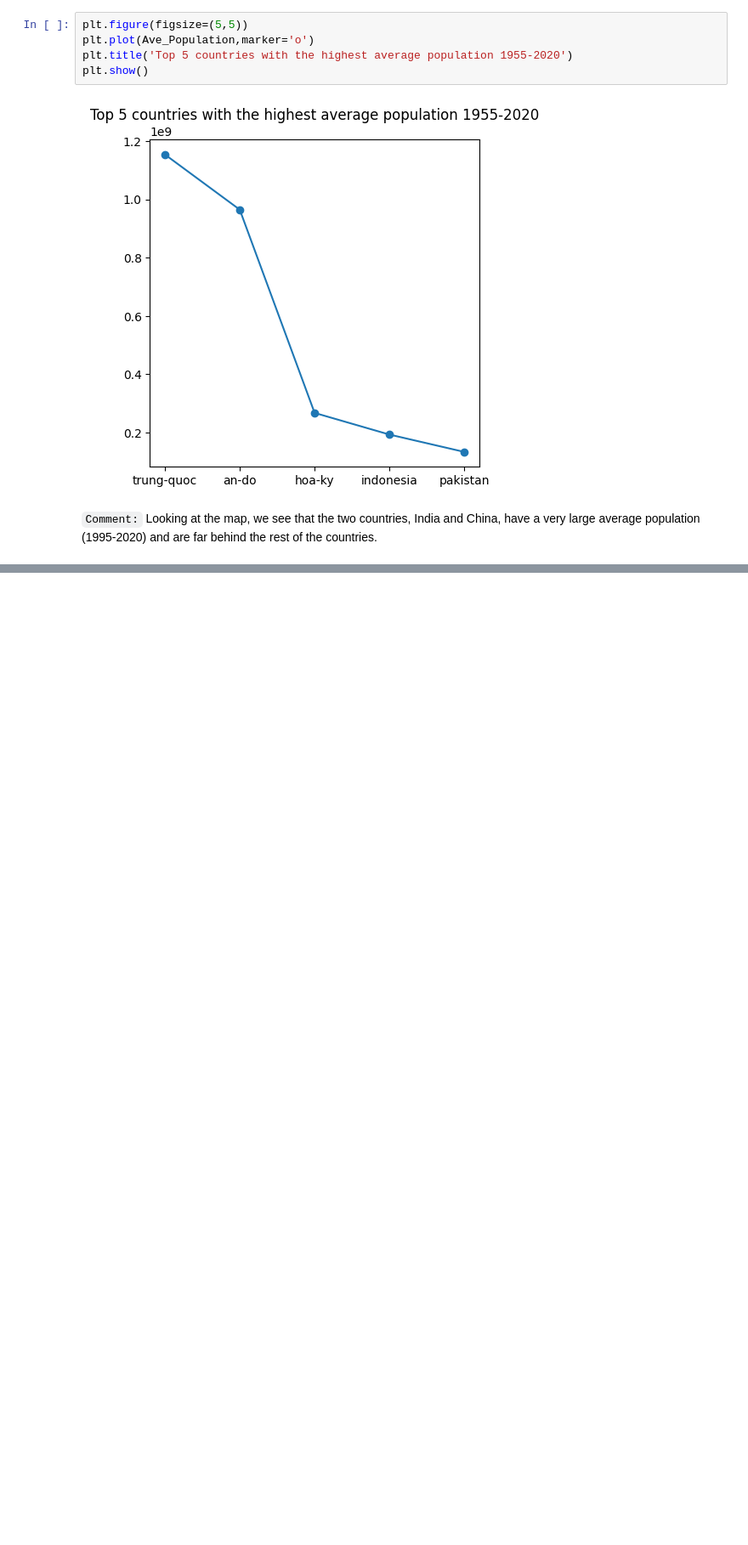
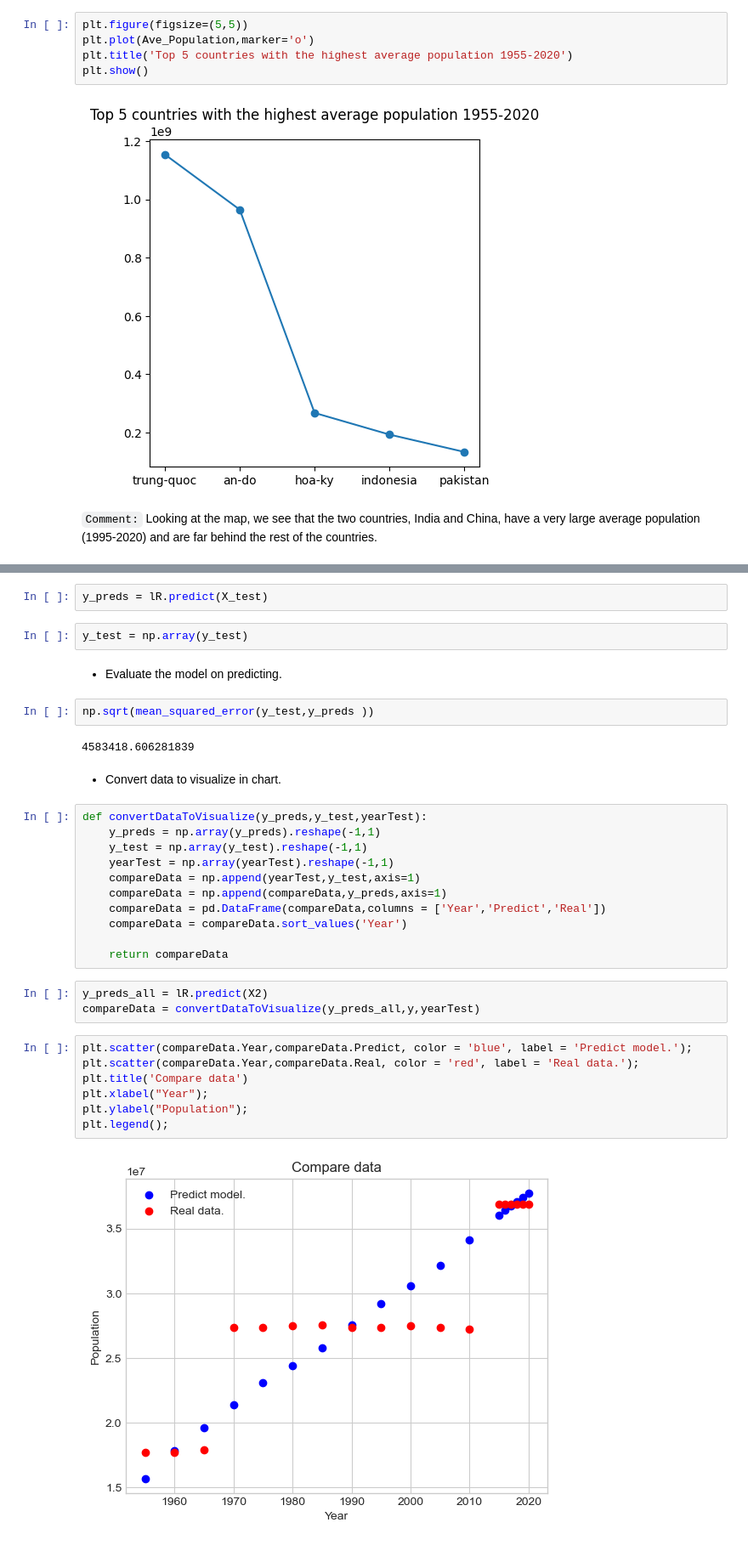
Before and after one commit to HoDangCao/Data-collection-and-population-analysis-of-Asia-and-North-America, a Jupyter notebook: DSProject - latest ver.ipynb, the cells around one changed output, grey strips where cells are left out. Shown at 85% size. Drawn from its saved outputs; the diff is of its cells as text; blank space fills up the shorter version.

```diff
--- a/DSProject - latest ver.ipynb
+++ b/DSProject - latest ver.ipynb
@@ -595,0 +955,35 @@ plt.show()
+# %%
+y_preds = lR.predict(X_test)
+# %%
+y_test = np.array(y_test)
+# %% [markdown]
+- Evaluate the model on predicting.
+# %%
+np.sqrt(mean_squared_error(y_test,y_preds ))
+# %% [output]
+4583418.606281839
+# %% [markdown]
+- Convert data to visualize in chart.
+# %%
+def convertDataToVisualize(y_preds,y_test,yearTest):
+    y_preds = np.array(y_preds).reshape(-1,1)
+    y_test = np.array(y_test).reshape(-1,1)
+    yearTest = np.array(yearTest).reshape(-1,1)
+    compareData = np.append(yearTest,y_test,axis=1)
+    compareData = np.append(compareData,y_preds,axis=1)
+    compareData = pd.DataFrame(compareData,columns = ['Year','Predict','Real'])
+    compareData = compareData.sort_values('Year')
+
+    return compareData
+# %%
+y_preds_all = lR.predict(X2)
+compareData = convertDataToVisualize(y_preds_all,y,yearTest)
+# %%
+plt.scatter(compareData.Year,compareData.Predict, color = 'blue', label = 'Predict model.');
+plt.scatter(compareData.Year,compareData.Real, color = 'red', label = 'Real data.');
+plt.title('Compare data')
+plt.xlabel("Year");
+plt.ylabel("Population");
+plt.legend();
+# %% [output]
+[figure, added]
```
Also changed, not shown: parts of 105 cells of this notebook.
